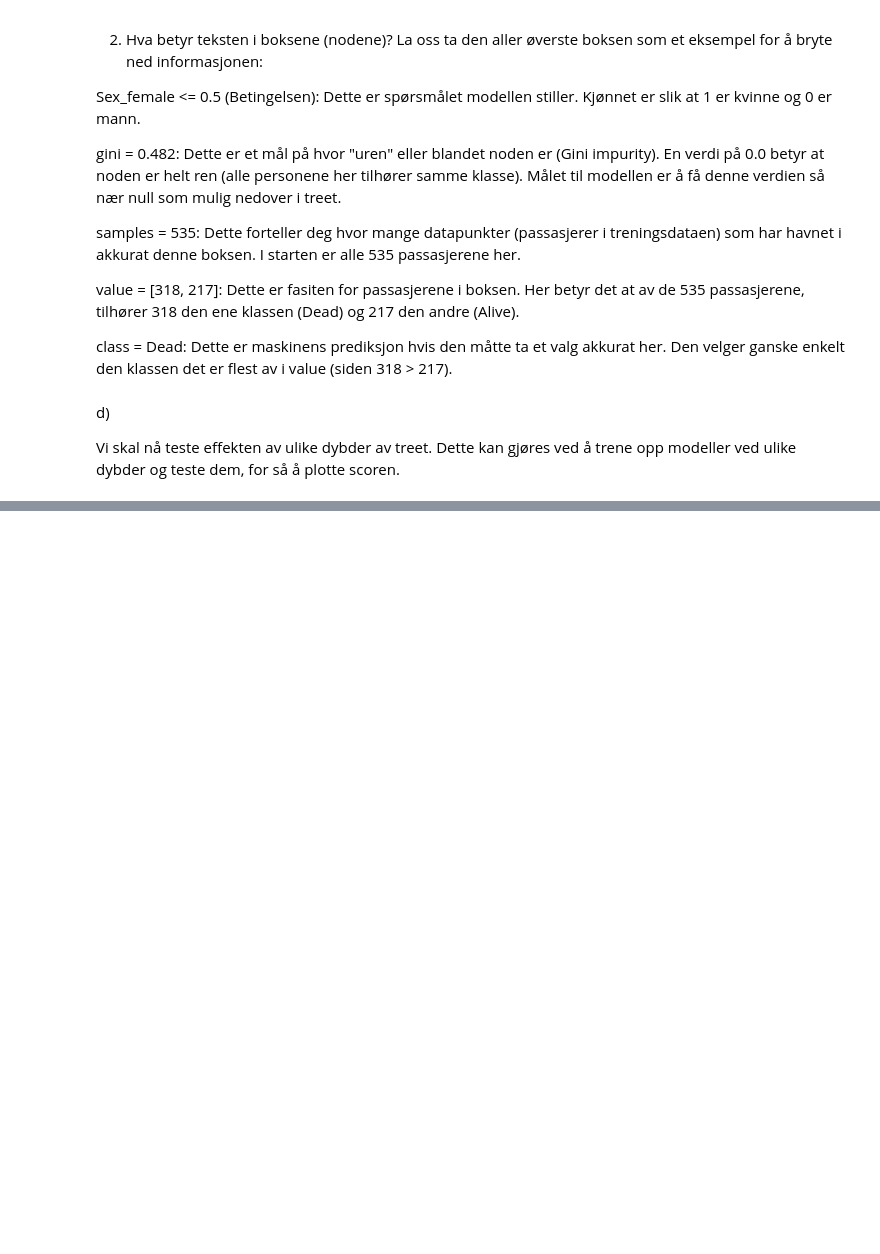
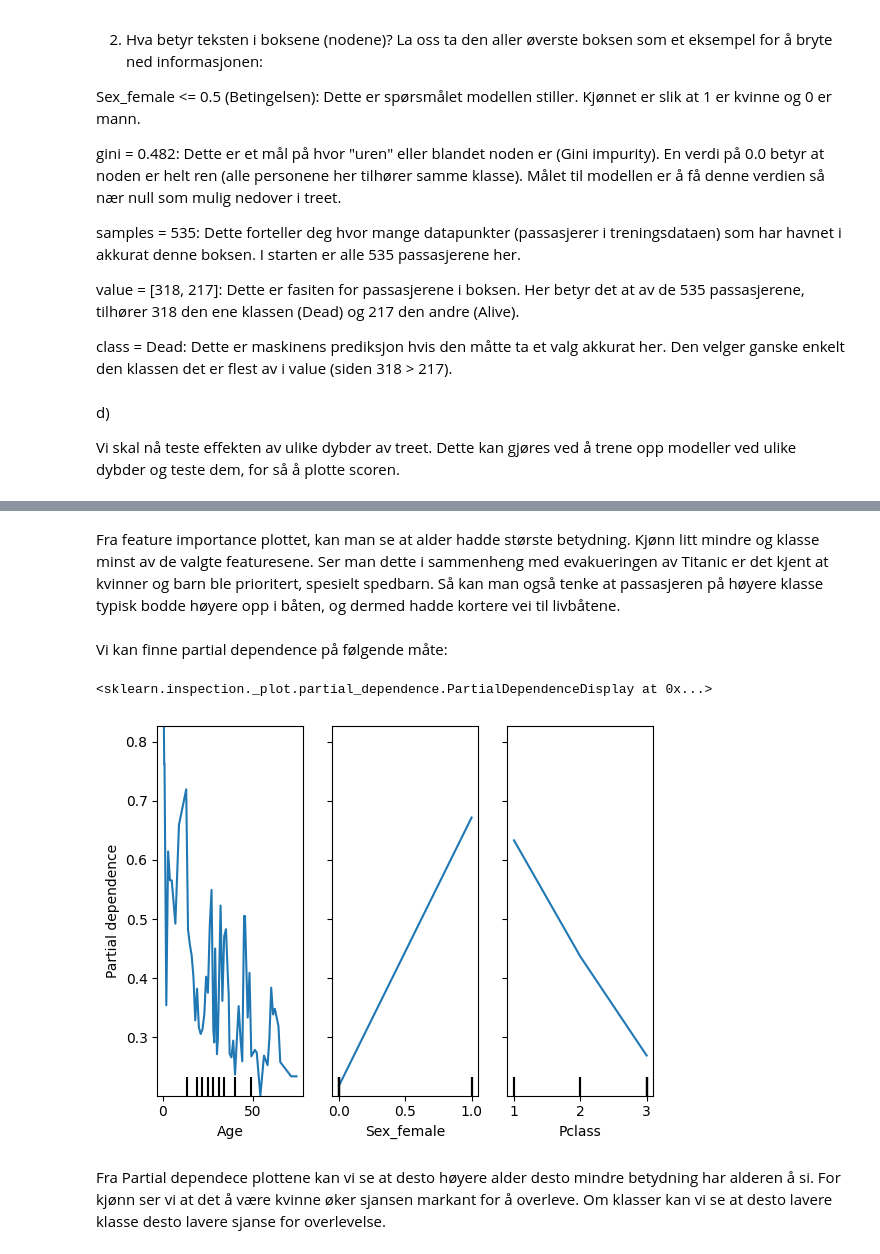
Before and after one commit to m-a-x-98/Honours2200Oblig1, a Jupyter notebook: oblig1.ipynb, the cells around one changed output, grey strips where cells are left out. Cells and saved outputs as stored; diff of their text form; code cells hidden in the pictures; blank space fills up the shorter version.

```diff
--- a/oblig1.ipynb
+++ b/oblig1.ipynb
@@ -290,0 +372,11 @@ plt.plot(depths, correct_rate_list) # plot resultatet
+# %% [markdown]
+Fra feature importance plottet, kan man se at alder hadde største betydning. Kjønn litt mindre og klasse minst av de valgte featuresene. Ser man dette i sammenheng med evakueringen av Titanic er det kjent at kvinner og barn ble prioritert, spesielt spedbarn. Så kan man også tenke at passasjeren på høyere klasse typisk bodde høyere opp i båten, og dermed hadde kortere vei til livbåtene.
+# %% [markdown]
+Vi kan finne partial dependence på følgende måte:
+# %%
+PartialDependenceDisplay.from_estimator(model, X_test, features=X_train.columns)
+# %% [output]
+<sklearn.inspection._plot.partial_dependence.PartialDependenceDisplay at 0x...>
+[figure, added]
+# %% [markdown]
+Fra Partial dependece plottene kan vi se at desto høyere alder desto mindre betydning har alderen å si. For kjønn ser vi at det å være kvinne øker sjansen markant for å overleve. Om klasser kan vi se at desto lavere klasse desto lavere sjanse for overlevelse.
```
Also changed, not shown: parts of 22 cells of this notebook.
